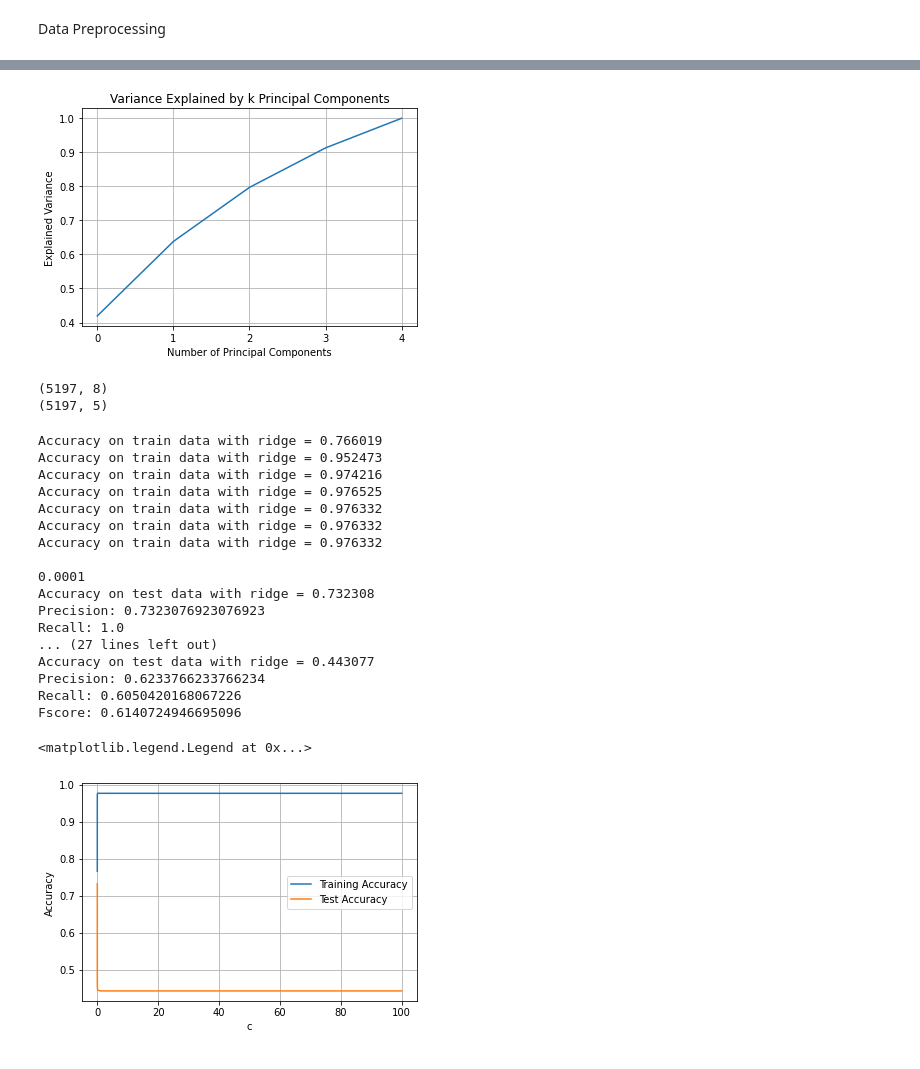
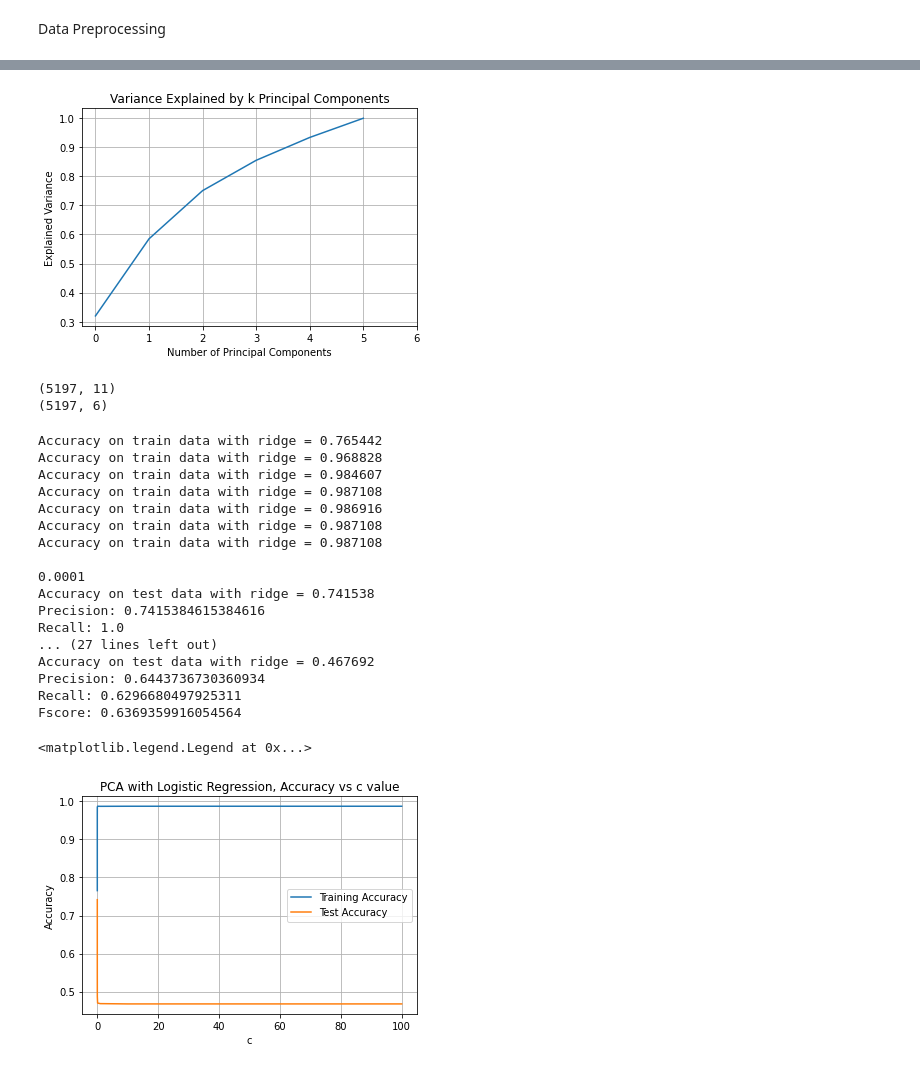
Before and after one commit to garsonbyte/MachineLearningProject, a Jupyter notebook: PCA-2.ipynb, the cells around one changed output, grey strips where cells are left out. Cells and saved outputs as stored; diff of their text form; code cells hidden in the pictures.

```diff
--- a/PCA-2.ipynb
+++ b/PCA-2.ipynb
@@ -24,8 +24,9 @@ df2 = df1.values
 # y: (Column 13)
 # a-g and j
 
-X = df1[['fixed acidity','volatile acidity','citric acid',
-'residual sugar','chlorides','free sulfur dioxide','total sulfur dioxide','sulphates']].values
+#X = df1[['fixed acidity','volatile acidity','citric acid',
+#'residual sugar','chlorides','free sulfur dioxide','total sulfur dioxide','sulphates']].values
+X = df2[:, :11]
 y = df2[:, 12]
 # %%
 #Splitting the data into train/test (80%/20%)
@@ -61,17 +62,17 @@ plt.plot(np.cumsum(pca_transform.explained_variance_ratio_))
 plt.xlabel('Number of Principal Components')
 plt.ylabel('Explained Variance') #for each component
 plt.title('Variance Explained by k Principal Components')
-plt.xticks(range(5))
+plt.xticks(range(7))
 plt.grid()
 # %% [output]
-[figure, old version]
+[figure, new version]
 # %%
 print(x_train.shape)
 print(x_train_pca.shape)
 #print(pca_x_train)
 # %% [output]
-(5197, 8)
-(5197, 5)
+(5197, 11)
+(5197, 6)
 # %%
 cVals = [0.0001, 0.001, 0.01, 0.1, 1, 10, 100]
 acc_train_ridge = []
@@ -107,36 +108,37 @@ for c in cVals:
     print("Accuracy on test data with ridge = %f" % acc_test_l2)
     print("Precision:",prec,"\nRecall:",recall,"\nFscore:",fscore)
 # %% [output]
-Accuracy on train data with ridge = 0.766019
-Accuracy on train data with ridge = 0.952473
-Accuracy on train data with ridge = 0.974216
-Accuracy on train data with ridge = 0.976525
-Accuracy on train data with ridge = 0.976332
-Accuracy on train data with ridge = 0.976332
-Accuracy on train data with ridge = 0.976332
+Accuracy on train data with ridge = 0.765442
+Accuracy on train data with ridge = 0.968828
+Accuracy on train data with ridge = 0.984607
+Accuracy on train data with ridge = 0.987108
+Accuracy on train data with ridge = 0.986916
+Accuracy on train data with ridge = 0.987108
+Accuracy on train data with ridge = 0.987108
 
 0.0001
-Accuracy on test data with ridge = 0.732308
-Precision: 0.7323076923076923
+Accuracy on test data with ridge = 0.741538
+Precision: 0.7415384615384616
 Recall: 1.0
 ... (27 lines left out)
-Accuracy on test data with ridge = 0.443077
-Precision: 0.6233766233766234
-Recall: 0.6050420168067226
-Fscore: 0.6140724946695096
+Accuracy on test data with ridge = 0.467692
+Precision: 0.6443736730360934
+Recall: 0.6296680497925311
+Fscore: 0.6369359916054564
 # %%
 #Plotting 'training\testing accuracy'(y-axis) VS. 'c'(x-axis)
 
 plt.plot(cVals, acc_train_ridge, cVals, acc_test_ridge)
 plt.grid()
 plt.xlabel('c')
 plt.ylabel('Accuracy')
+plt.title("PCA with Logistic Regression, Accuracy vs c value")
 
 # Including a legend
 plt.legend(['Training Accuracy', 'Test Accuracy'], loc='right')
 # %% [output]
 <matplotlib.legend.Legend at 0x...>
-[figure, old version]
+[figure, new version]
 # %%
 #Using a linear kernel
 from sklearn import svm
```
Also changed, not shown: parts of 4 cells of this notebook, 2 other files.
